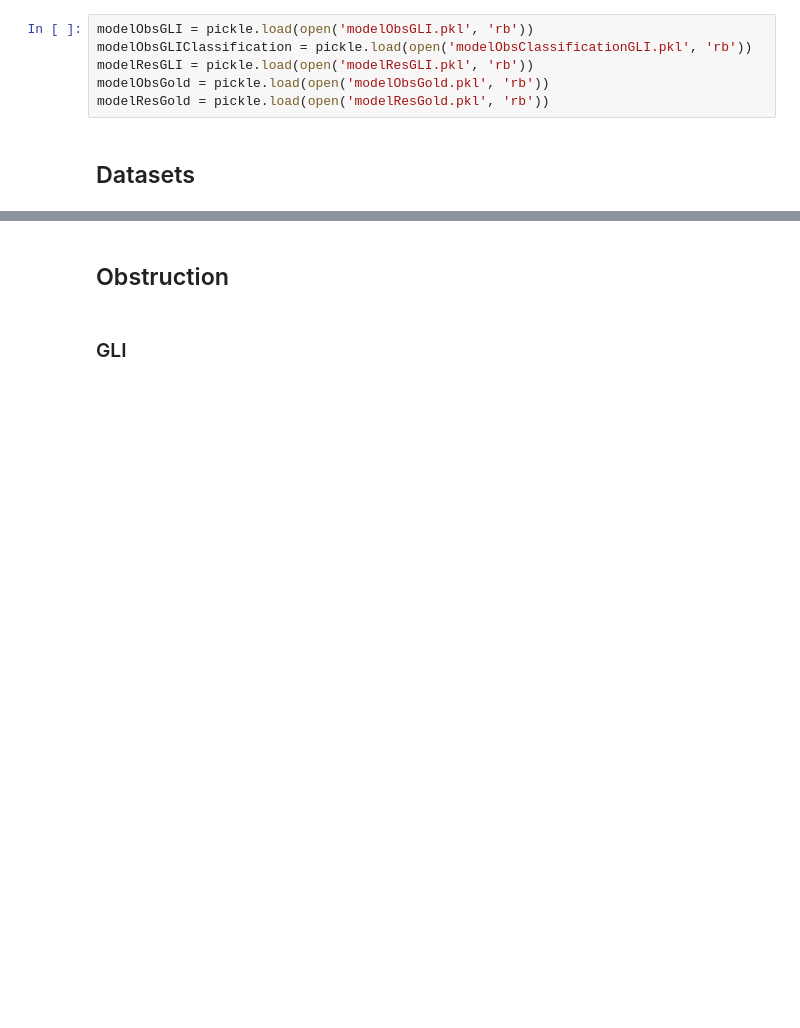
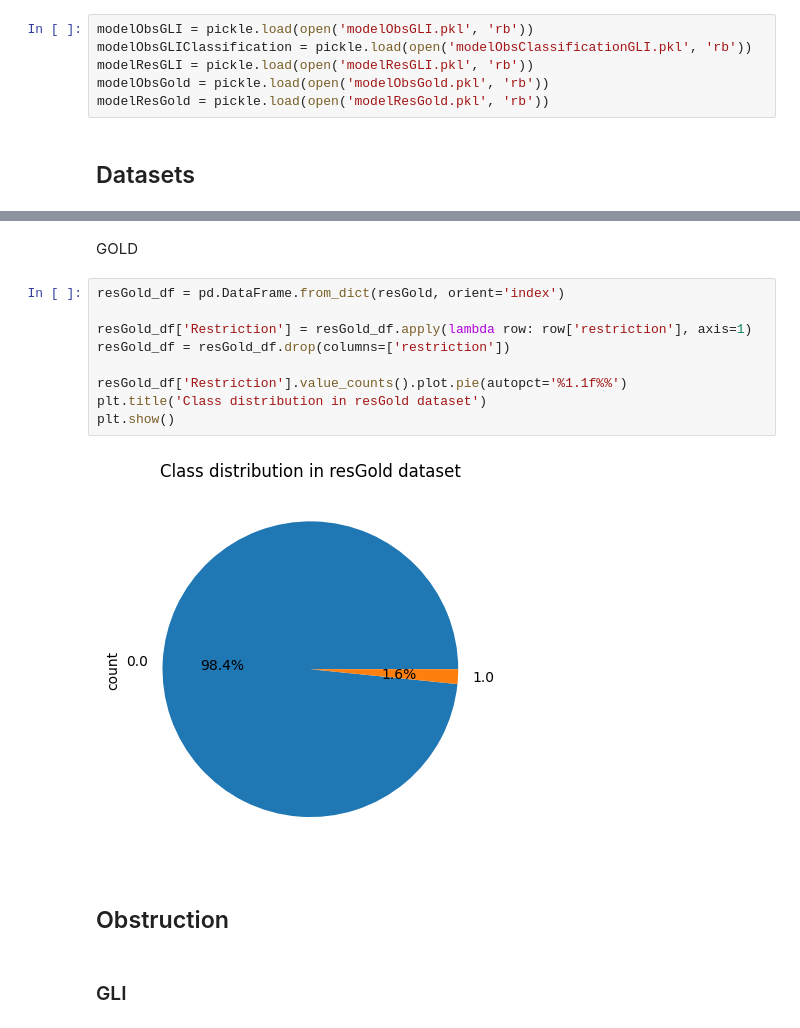
Before and after one commit to proydeia/deia, a Jupyter notebook: ds/graficos.ipynb, the cells around one changed output, grey strips where cells are left out. Saved outputs shown, nothing was run; the diff lists cells and outputs as text; blank space fills up the shorter version.

```diff
--- a/ds/graficos.ipynb
+++ b/ds/graficos.ipynb
@@ -34,3 +73,16 @@ modelResGold = pickle.load(open('modelResGold.pkl', 'rb'))
+# %% [markdown]
+GOLD
+# %%
+resGold_df = pd.DataFrame.from_dict(resGold, orient='index')
+
+resGold_df['Restriction'] = resGold_df.apply(lambda row: row['restriction'], axis=1)
+resGold_df = resGold_df.drop(columns=['restriction'])
+
+resGold_df['Restriction'].value_counts().plot.pie(autopct='%1.1f%%')
+plt.title('Class distribution in resGold dataset')
+plt.show()
+# %% [output]
+[figure, added]
 # %% [markdown]
 ## Obstruction
 # %% [markdown]
```
Also changed, not shown: parts of 9 cells of this notebook.
